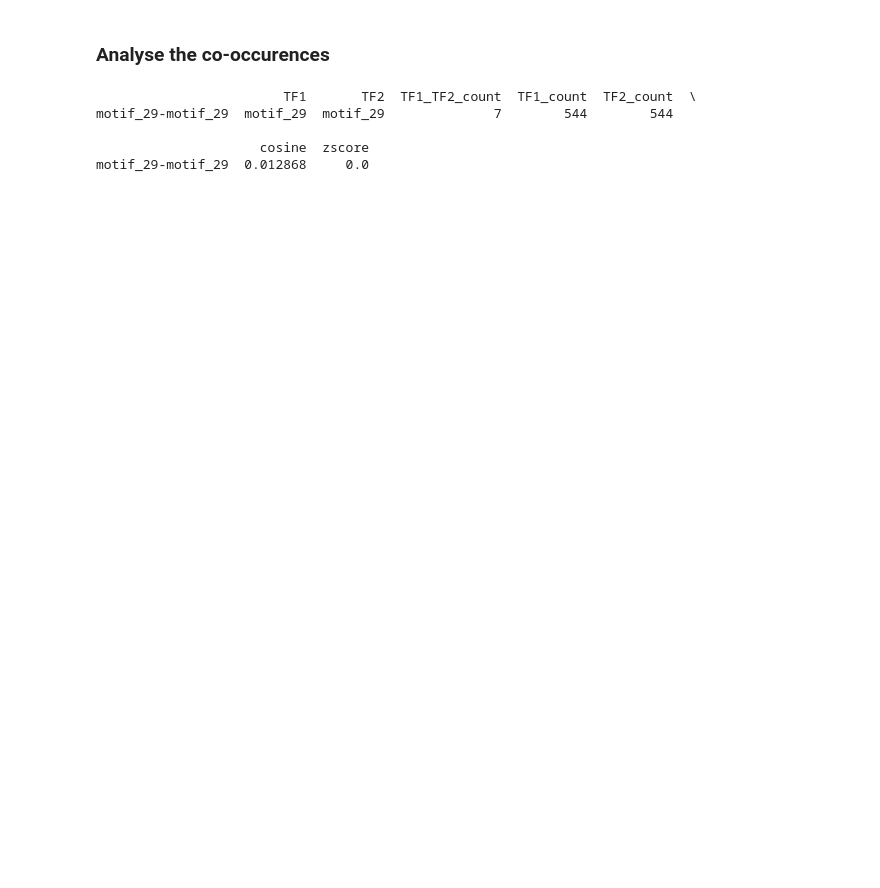
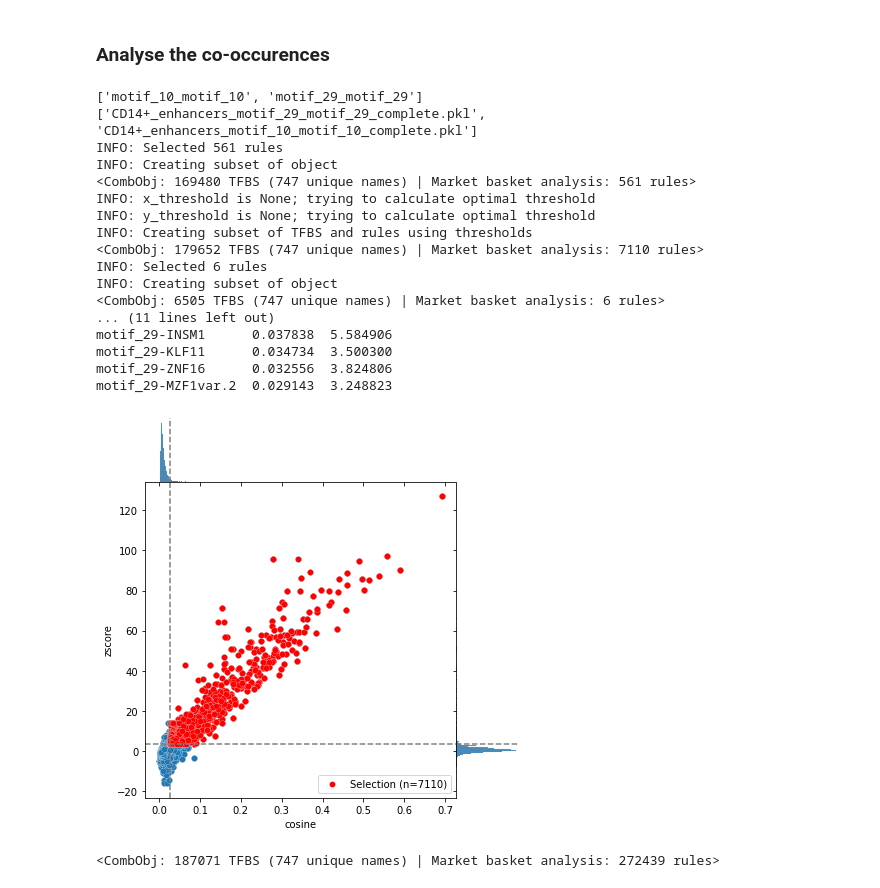
Before and after one commit to loosolab/Datenanalyse-2021, a Jupyter notebook: wp6/analyse/wp5_new_motif_co_occurences.ipynb, the cells around one changed output. Drawn from its saved outputs; the diff is of its cells as text; code cells hidden in the pictures; blank space fills up the shorter version.

Commit message:
Add new_motif co-occurences analysis co-occurences

```diff
--- a/wp6/analyse/wp5_new_motif_co_occurences.ipynb
+++ b/wp6/analyse/wp5_new_motif_co_occurences.ipynb
@@ -4,12 +4,16 @@
 #### constant variables and imports
 # %%
 from tfcomb import CombObj
-from os import listdir
+from os import listdir, system, environ, pathsep
 from os.path import isfile, join
-
+'''
+Constants for this script
+'''
 genome_path="../testdaten/hg19_masked.fa"
+main_jaspar_file="../testdaten/JASPAR2020_CORE_vertebrates.meme"
 result_path="./results/wp5/"
 
-motif_path="../testdaten/wp5/"
+merged_motif_path="../testdaten/wp5/prepared_jaspar_files/"
+motif_path="../testdaten/wp5/new_motifs/"
 cell_line_path="../testdaten/enhancers/"
 cell_line_file_name="CD14+_enhancers.bed"
@@ -51,26 +64,38 @@ def do_market_basket_analyses(genome_path:str,
 # %%
 def read_in_file_names_of_folder(rel_path:str):
     return [f for f in listdir(rel_path) if isfile(join(rel_path, f))]
+
+def merge_new_motif_to_jaspar_file(new_motif_file_name: str , new_motif_name: str):
+    '''
+    Merge a new Motif to a jaspar file with known motifs by using TOBIAS FormatMotif tool
+    --input test_data/individual_motifs/*
+    '''
+    print(f'{TOBIAS_command} FormatMotifs --input {motif_path}{new_motif_file_name}{" "}{main_jaspar_file} --task join --output {merged_motif_path}joined_{new_motif_name}.jaspar')
+    system(f'{TOBIAS_command} FormatMotifs --input {motif_path}{new_motif_file_name}{" "}{main_jaspar_file} --task join --output {merged_motif_path}joined_{new_motif_name}.jaspar')
 # %% [markdown]
 ### Market basket analyses with newly found motifs
 Idea: WP5 finds motifs for a special cell_line/cluster/tissue e.g. liver cells. WP6 takes the new motifs and tests them for TF-co-occurences in the specific cellline/cluster
 # %%
 new_motif_file_names = read_in_file_names_of_folder(rel_path=motif_path)
 #cell_line_names = read_in_file_names_of_folder(rel_path=enhancer_path)
+new_motif_names = []
 
 for new_motif_file_name in new_motif_file_names:
     motif_name = new_motif_file_name.split('.')[0]
+    new_motif_names.append(motif_name)
     cell_line_name = cell_line_file_name.split('.')[0]
 
     print(new_motif_file_name)
     print(motif_name)
     print(cell_line_name)
 
+    merge_new_motif_to_jaspar_file(new_motif_file_name=new_motif_file_name, new_motif_name=motif_name)
+
     do_market_basket_analyses(genome_path=genome_path,
                               cell_line_name=cell_line_name,
                               rel_path_cell_line=f"{cell_line_path}{cell_line_file_name}",
                               motif_name=motif_name,
-                              rel_path_motif=f"{motif_path}{new_motif_file_name}"
+                              rel_path_motif=f"{merged_motif_path}joined_{motif_name}.jaspar"
                              )
 # %% [output]
 motif_10_motif_10.meme
@@ -94,14 +119,45 @@ Saved complete rules to ./results/wp5/CD14+_enhancers_motif_29_motif_29_complete
 ### Analyse the co-occurences
 # %%
 results_files_names_market_basket_analyses= read_in_file_names_of_folder(rel_path=result_path)
+
+print(new_motif_names)
+
+
 #for file_name in results_files_names_market_basket_analyses:
 
+# Example, just taking the first analyses
+print(results_files_names_market_basket_analyses)
 A = CombObj().from_pickle(f"{result_path}{results_files_names_market_basket_analyses[0]}")
 A.prefix = "CD4+"
-print(A.rules)
+
+not_sig = A.select_TF_rules(['motif_29'], TF2=False)
+print(not_sig)
+
+significant = A.select_significant_rules()
+print(significant)
+selected3 = significant.select_TF_rules(['motif_29'], TF2=False)
+print(selected3)
+print(selected3.rules)
 # %% [output]
-                        TF1       TF2  TF1_TF2_count  TF1_count  TF2_count  \
-motif_29-motif_29  motif_29  motif_29              7        544        544
-
-                     cosine  zscore
-motif_29-motif_29  0.012868     0.0
+['motif_10_motif_10', 'motif_29_motif_29']
+['CD14+_enhancers_motif_29_motif_29_complete.pkl', 'CD14+_enhancers_motif_10_motif_10_complete.pkl']
+INFO: Selected 561 rules
+INFO: Creating subset of object
+<CombObj: 169480 TFBS (747 unique names) | Market basket analysis: 561 rules>
+INFO: x_threshold is None; trying to calculate optimal threshold
+INFO: y_threshold is None; trying to calculate optimal threshold
+INFO: Creating subset of TFBS and rules using thresholds
+<CombObj: 179652 TFBS (747 unique names) | Market basket analysis: 7110 rules>
+INFO: Selected 6 rules
+INFO: Creating subset of object
+<CombObj: 6505 TFBS (747 unique names) | Market basket analysis: 6 rules>
+... (11 lines left out)
+motif_29-INSM1      0.037838  5.584906
+motif_29-KLF11      0.034734  3.500300
+motif_29-ZNF16      0.032556  3.824806
+motif_29-MZF1var.2  0.029143  3.248823
+[figure, added]
+# %%
+selected3
+# %% [output]
+<CombObj: 187071 TFBS (747 unique names) | Market basket analysis: 272439 rules>
```
Also changed, not shown: parts of 2 cells of this notebook.
